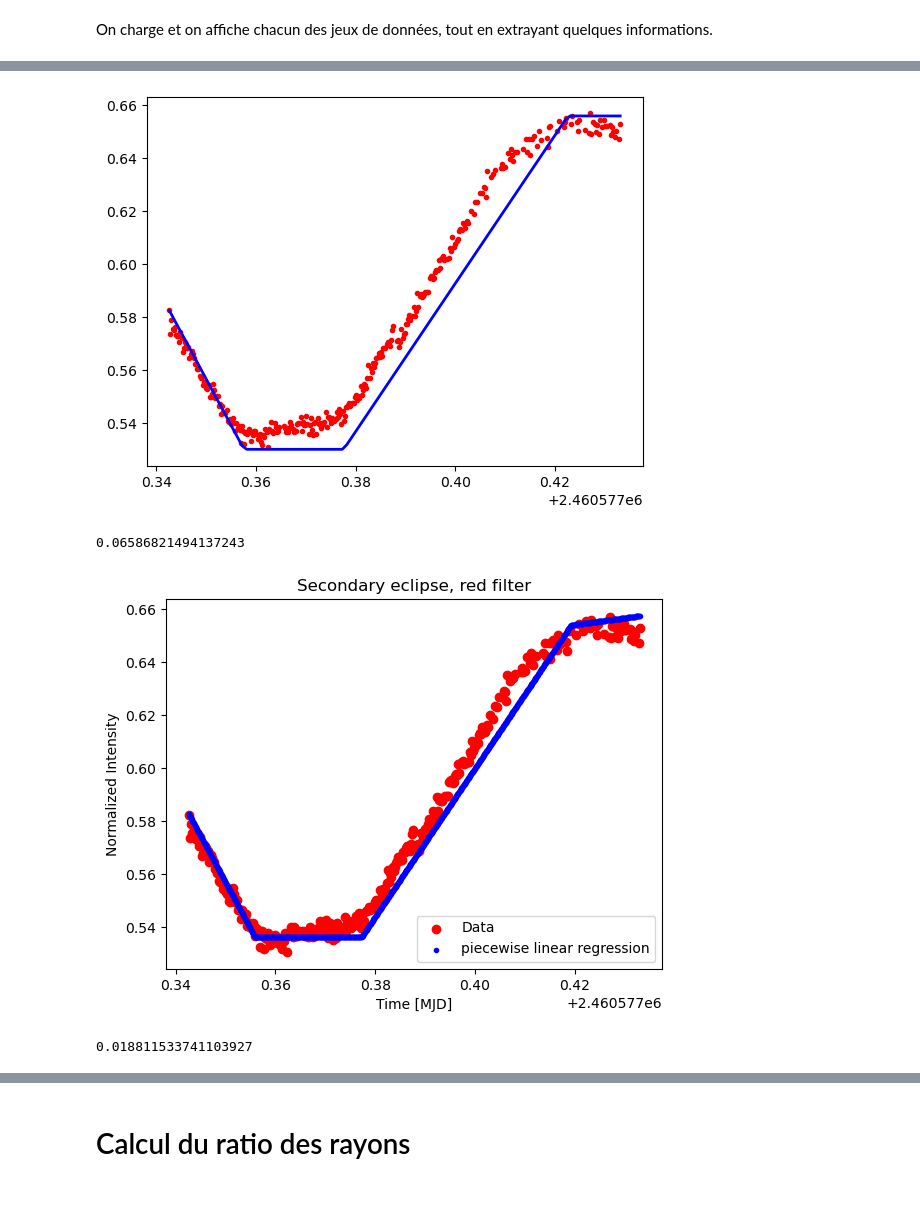
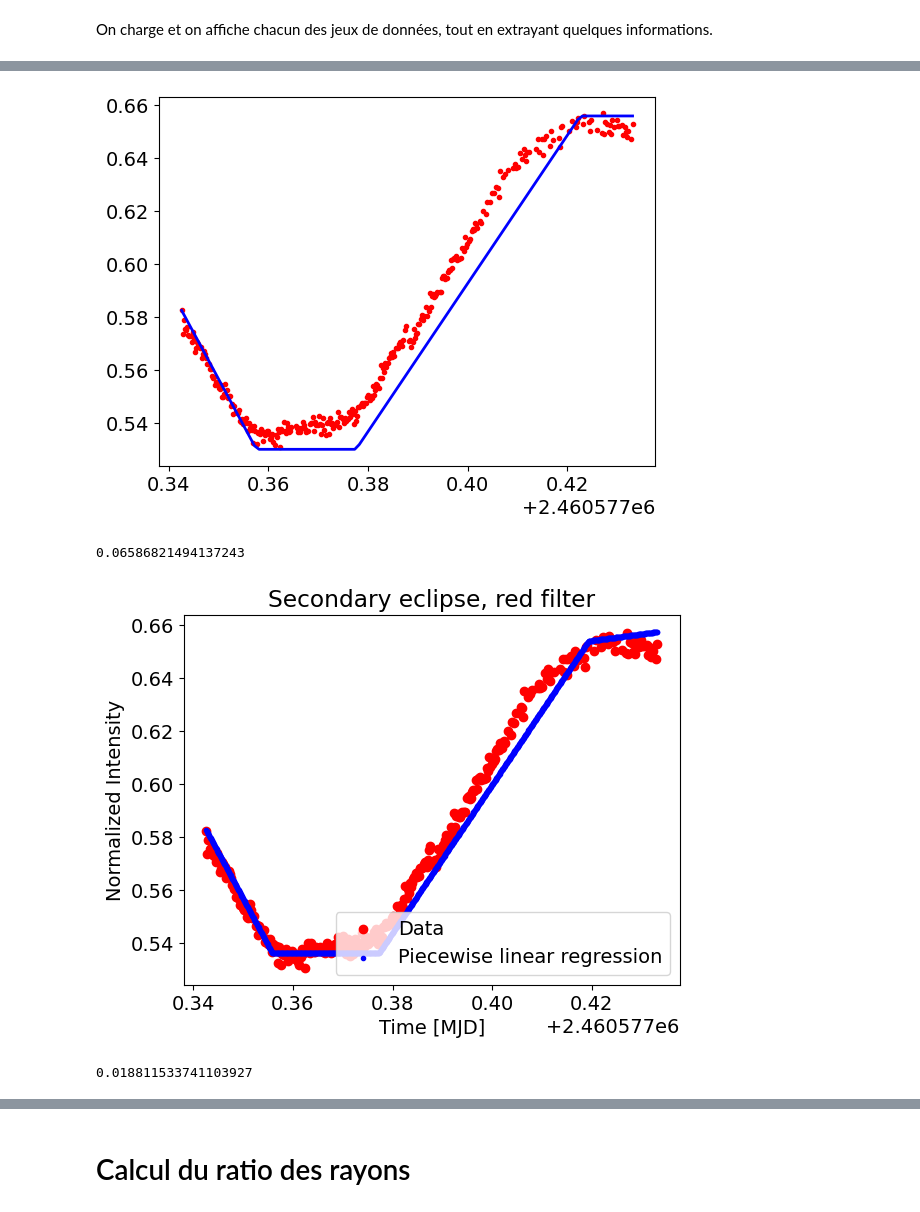
Before and after one commit to jakbay/ohp_binaire_a_eclipses, a Jupyter notebook: Ajustement_donnees_rapport.ipynb, the cells around one changed output, grey strips where cells are left out. Drawn from its saved outputs; the diff is of its cells as text; code cells hidden in the pictures.

```diff
--- a/Ajustement_donnees_rapport.ipynb
+++ b/Ajustement_donnees_rapport.ipynb
@@ -15,6 +15,7 @@ import numpy as np
 from astropy.time import Time
 from scipy import optimize
 %matplotlib inline
+plt.rcParams.update({'font.size': 14})
 # %%
 df_obs_sec_g = pd.read_csv('./obs_sec_g_light_curve_data.csv').sort_values('observation_date')
 df_bl23 = pd.read_csv('./baseline_23_c_light_curve_data.csv').sort_values('observation_date')
@@ -372,34 +373,34 @@ plt.show()
 
 print(chisquare(x_sec_r, y_sec_r, params_sec_r, eclipse_fit))
 # %% [output]
-[figure, old version]
+[figure, new version]
 0.06586821494137243
 # %%
 # Pour s'assurer qu'on a bien les bonnes données dans les fonctions
 # utilisant des variables globales.
 x_arr = x_sec_r
 y_arr = y_sec_r
 
 # On insère les paramètres obtenus manuellement dans l'algorithme, qui fait sa régression linéaire par morceaux
 p_sec_r , e_sec_r = optimize.curve_fit(eclipse_fit, x_sec_r, y_sec_r,
                            sigma=y_sec_r_err, check_finite=True,
                            method='dogbox',
                            nan_policy='omit',
                            bounds=(params_sec_r - 0.25,
                                    params_sec_r + 0.25),
                            maxfev=1000)
 perr_sec_r = np.sqrt(np.diag(e_sec_r))
 
 fx_sec_r2 = np.linspace(x_sec_r[0], x_sec_r[-1], 1000)
 fy_sec_r2 = eclipse_fit(fx_sec_r2, *p_sec_r)
 
 plot_wrapper([[x_sec_r, y_sec_r, 'Data', 'red', 'o'],
-              [fx_sec_r2, fy_sec_r2, 'piecewise linear regression', 'blue', '.']],
+              [fx_sec_r2, fy_sec_r2, 'Piecewise linear regression', 'blue', '.']],
              'Secondary eclipse, red filter', 'Time [MJD]', 'Normalized Intensity', legend_loc='lower right')
 
 print(chisquare(x_sec_r, y_sec_r, p_sec_r, eclipse_fit))
 # %% [output]
-[figure, old version]
+[figure, new version]
 0.018811533741103927
 # %%
 # Pour s'assurer qu'on a bien les bonnes données dans les fonctions
```
Also changed, not shown: parts of 16 cells of this notebook.
